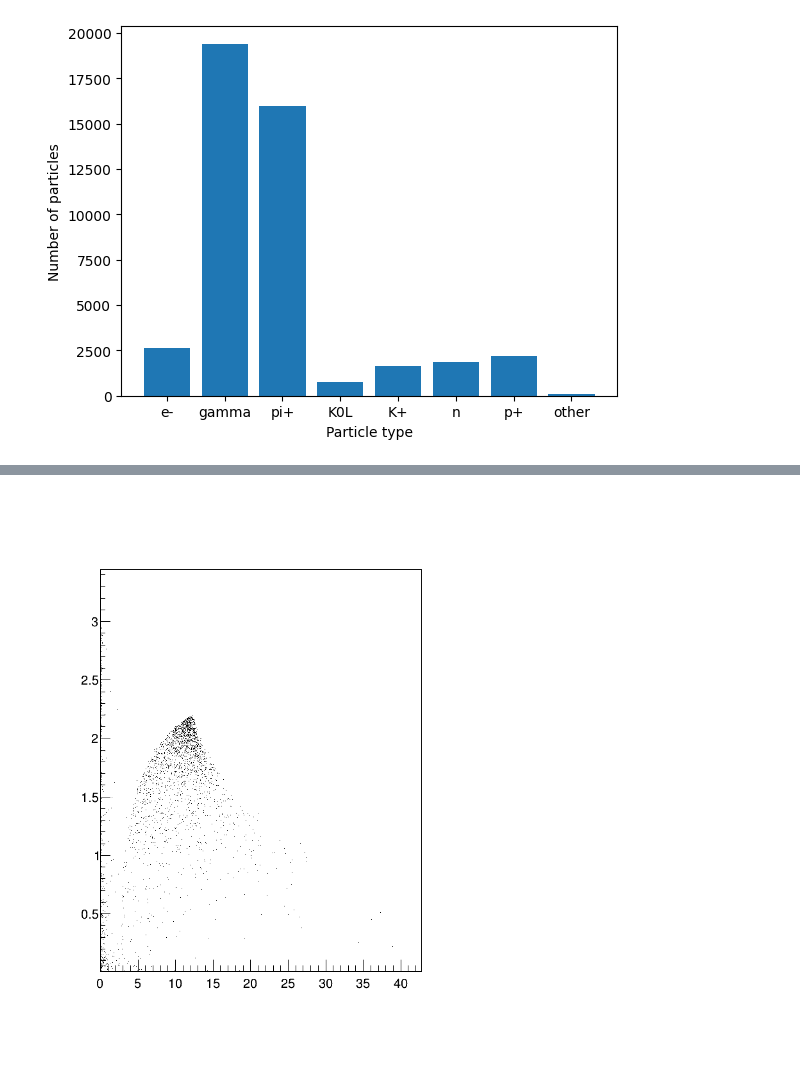
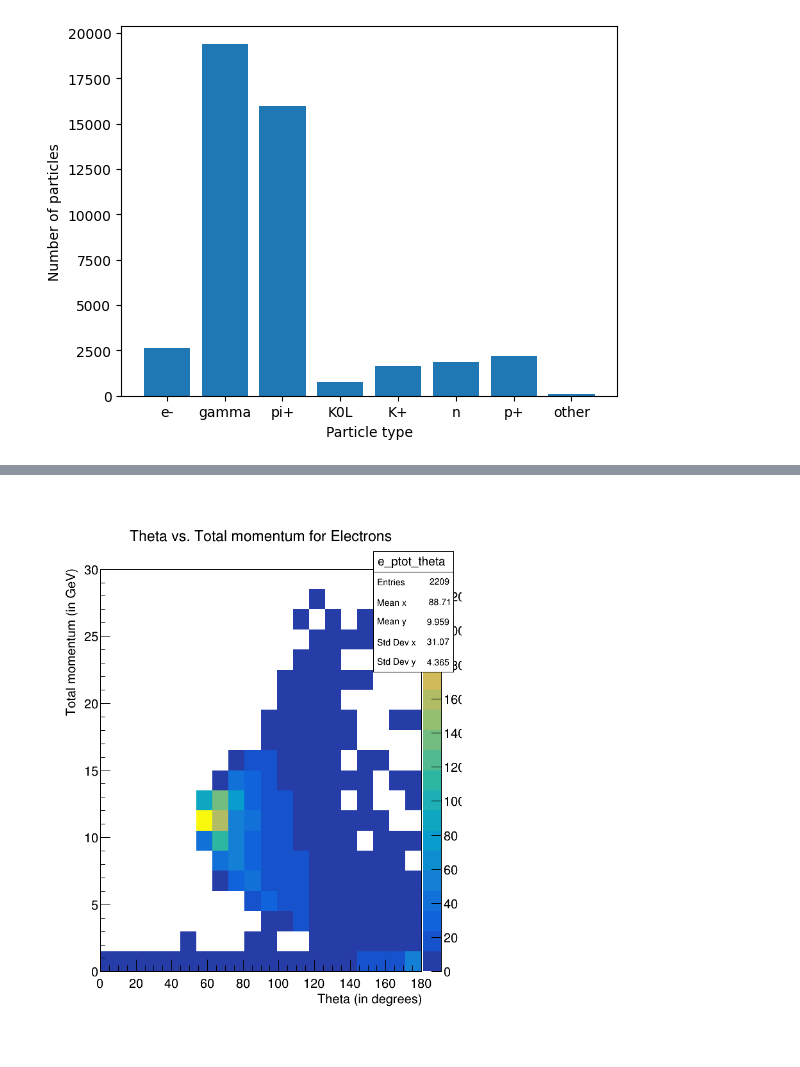
Before and after one commit to ShreyasMuthusamy/mentorship-project, a Jupyter notebook: ntuple/particles.ipynb, the cells around one changed output, grey strips where cells are left out. Saved outputs shown, nothing was run; the diff lists cells and outputs as text; code cells hidden in the pictures.

```diff
--- a/ntuple/particles.ipynb
+++ b/ntuple/particles.ipynb
@@ -162,11 +269,18 @@ c_e_eta.Draw()
 # %%
+# Make title and axes
+# Plot eta on x and p_total on y
+# Add plot for eta vs. p_t
+
 c_e_ptot_theta = TCanvas('c_e_ptot_theta', 'The canvas with total momentum vs theta', 200, 10, 700, 900)
 pad_e_ptot_theta = TPad('pad_e_ptot_theta', 'The pad with total momentum vs theta', 0.05, 0.05, 0.95, 0.95)
 
 pad_e_ptot_theta.Draw()
 pad_e_ptot_theta.cd()
-e_ptot_theta.Draw('AP')
+
+e_ptot_theta.GetXaxis().SetTitle('Theta (in degrees)')
+e_ptot_theta.GetYaxis().SetTitle('Total momentum (in GeV)')
+e_ptot_theta.Draw('colz')
+
 c_e_ptot_theta.Update()
-
 c_e_ptot_theta.Draw()
 # %% [output]
@@ -173,4 +288,4 @@ c_e_ptot_theta.Draw()
-[figure, old version]
+[figure, new version]
 # %%
 c_e_ptot_eta = TCanvas('c_e_ptot_eta', 'The canvas with total momentum vs eta', 200, 10, 700, 900)
 pad_e_ptot_eta = TPad('pad_e_ptot_eta', 'The pad with total momentum vs eta', 0.05, 0.05, 0.95, 0.95)
```
Also changed, not shown: parts of 23 cells of this notebook, 1 other file.
